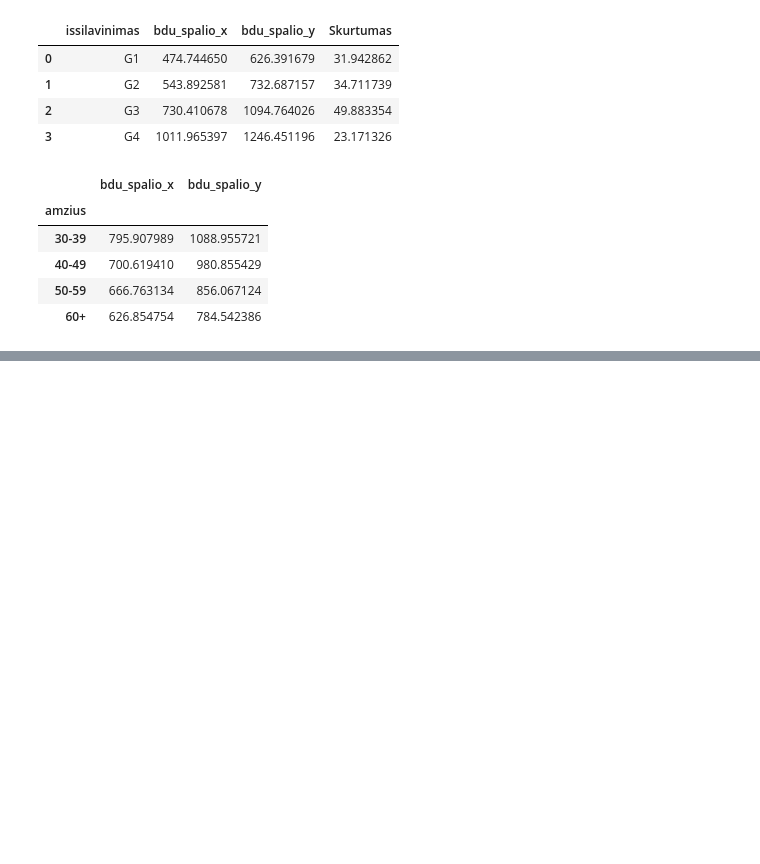
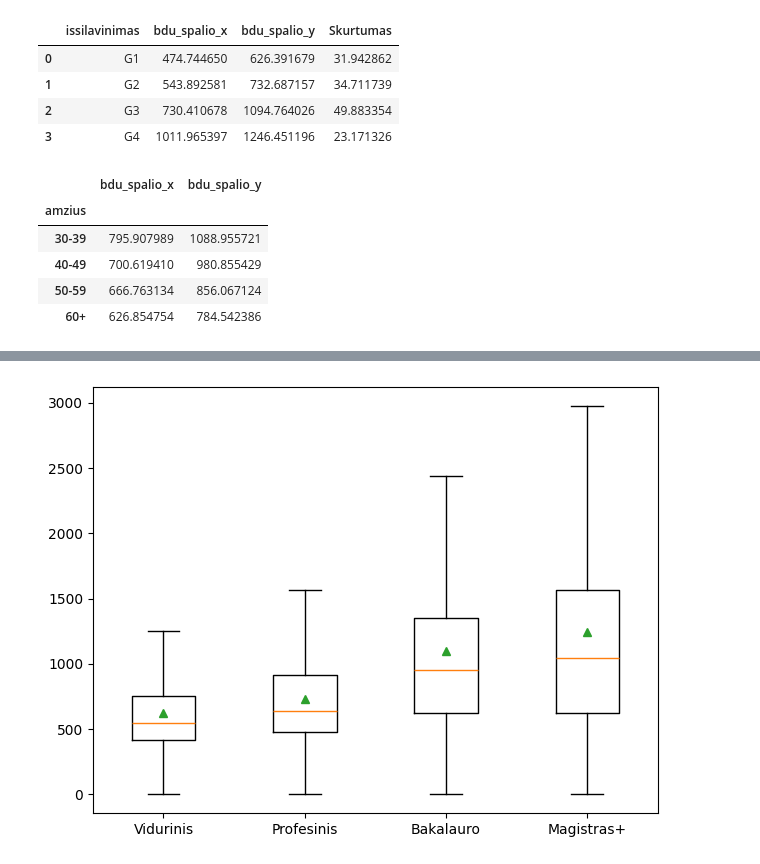
Before and after one commit to EmveeLT/JupyterNotebooks, a Jupyter notebook: Pandas2.ipynb, the cells around one changed output, grey strips where cells are left out. Cells and saved outputs as stored; diff of their text form; code cells hidden in the pictures; blank space fills up the shorter version.

```diff
--- a/Pandas2.ipynb
+++ b/Pandas2.ipynb
@@ -1975,0 +2027,4 @@ d14ird18["Skirtumais procentais"] = ((d14ird18["bdu_spalio_y"] - d14ird18["bdu_s
+# %%
+dus18 = pd.read_csv("DUS2018.csv")
+dus18 = dus18 [["lytis" , "amzius" , "issilavinimas" , "bdu_spalio"]]
+dus18.head(10)
@@ -1975,0 +2043,25 @@ d14ird18["Skirtumais procentais"] = ((d14ird18["bdu_spalio_y"] - d14ird18["bdu_s
+# %%
+# boxplot()
+atl_g1 = dus18.query('issilavinimas == "G1"')['bdu_spalio'].values
+atl_g2 = dus18.query('issilavinimas == "G2"')['bdu_spalio'].values
+atl_g3 = dus18.query('issilavinimas == "G3"')['bdu_spalio'].values
+atl_g4 = dus18.query('issilavinimas == "G4"')['bdu_spalio'].values
+
+atl = [atl_g1,atl_g2,atl_g3,atl_g4]
+edus = ['Vidurinis', 'Profesinis', 'Bakalauro', 'Magistras+']
+
+fig, axis = plt.subplots()
+#plotting code:
+
+axis.boxplot(atl, showmeans=True, showfliers=False)
+
+
+axis.set_xticklabels(edus)
+
+# axis.grid()
+#axis.legend(loc='best')
+#axis.ticklabel_format(style='plain')
+fig.tight_layout()
+plt.show()
+# %% [output]
+[figure, added]
```
Also changed, not shown: parts of 24 cells of this notebook.
